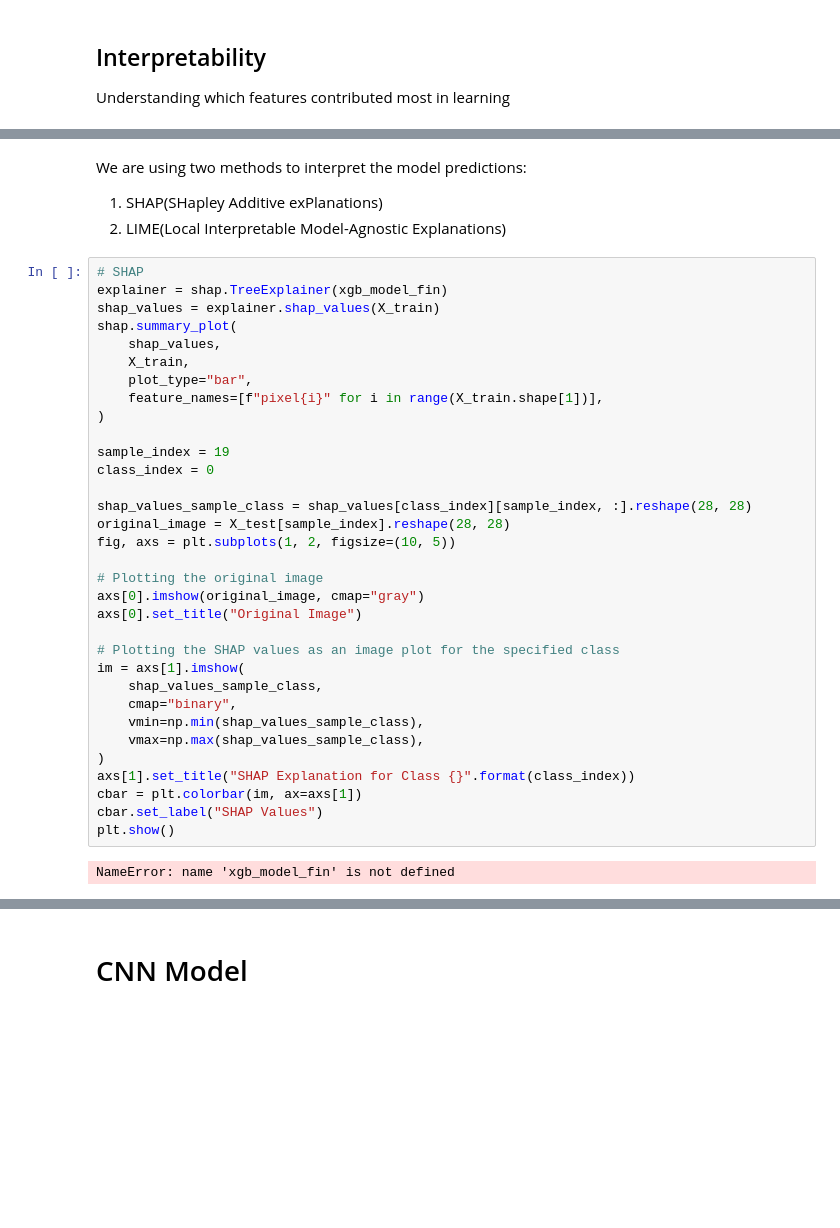
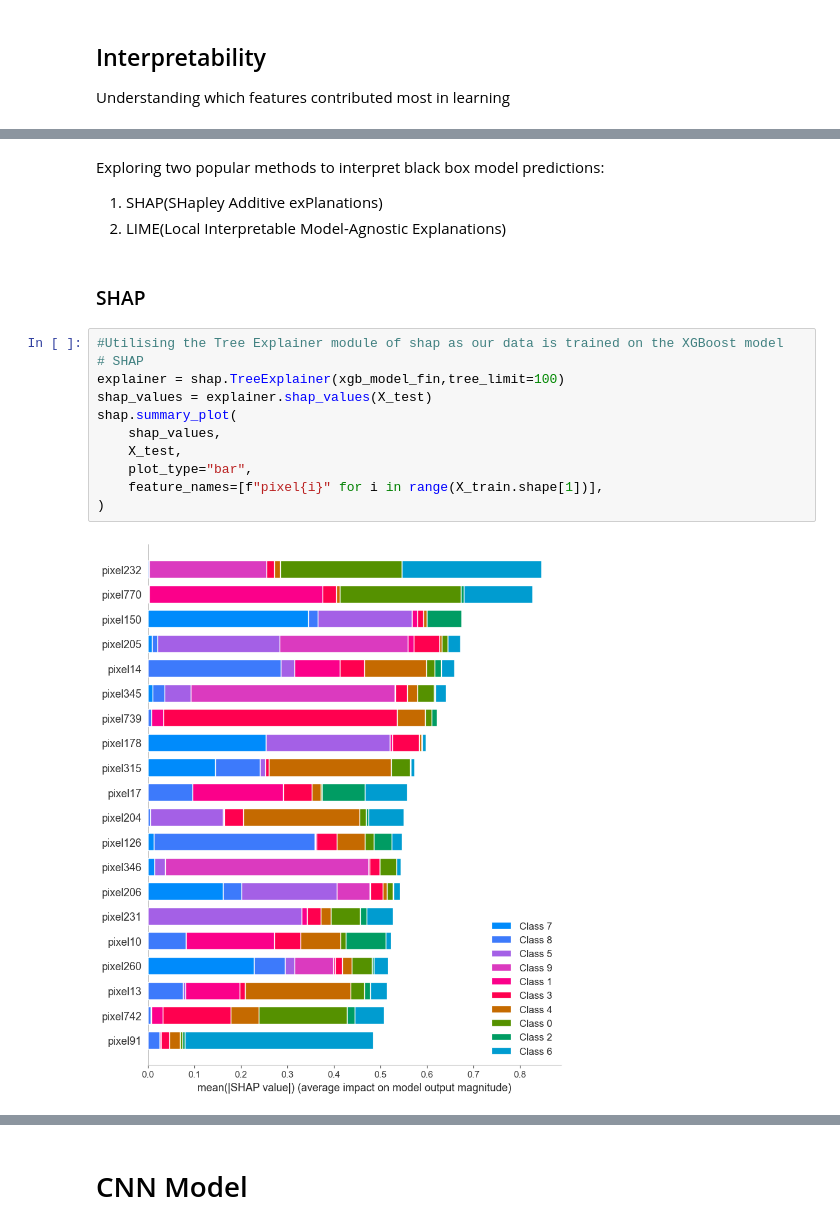
Before and after one commit to ParimiHarsha/FashionMNIST-Classification, a Jupyter notebook: FashionMNIST_classification.ipynb, the cells around one changed output, grey strips where cells are left out. Cells and saved outputs as stored; diff of their text form; blank space fills up the shorter version.

```diff
--- a/FashionMNIST_classification.ipynb
+++ b/FashionMNIST_classification.ipynb
@@ -346,39 +492,19 @@ plt.title("XGBoost feature importances")
 # %% [markdown]
-We are using two methods to interpret the model predictions:
+Exploring two popular methods to interpret black box model predictions:
 1. SHAP(SHapley Additive exPlanations)
 2. LIME(Local Interpretable Model-Agnostic Explanations)
-# %%
-# SHAP
-explainer = shap.TreeExplainer(xgb_model_fin)
-shap_values = explainer.shap_values(X_train)
-shap.summary_plot(
-    shap_values,
-    X_train,
-    plot_type="bar",
-    feature_names=[f"pixel{i}" for i in range(X_train.shape[1])],
-)
-
-sample_index = 19
-class_index = 0
-
-shap_values_sample_class = shap_values[class_index][sample_index, :].reshape(28, 28)
-original_image = X_test[sample_index].reshape(28, 28)
-fig, axs = plt.subplots(1, 2, figsize=(10, 5))
-
-# Plotting the original image
-axs[0].imshow(original_image, cmap="gray")
-axs[0].set_title("Original Image")
-
-# Plotting the SHAP values as an image plot for the specified class
-im = axs[1].imshow(
-    shap_values_sample_class,
-    cmap="binary",
-    vmin=np.min(shap_values_sample_class),
-    vmax=np.max(shap_values_sample_class),
-)
-axs[1].set_title("SHAP Explanation for Class {}".format(class_index))
-cbar = plt.colorbar(im, ax=axs[1])
-cbar.set_label("SHAP Values")
-plt.show()
-# %% [output]
-NameError: name 'xgb_model_fin' is not defined
+# %% [markdown]
+### SHAP
+# %%
+#Utilising the Tree Explainer module of shap as our data is trained on the XGBoost model
+# SHAP
+explainer = shap.TreeExplainer(xgb_model_fin,tree_limit=100)
+shap_values = explainer.shap_values(X_test)
+shap.summary_plot(
+    shap_values,
+    X_test,
+    plot_type="bar",
+    feature_names=[f"pixel{i}" for i in range(X_train.shape[1])],
+)
+# %% [output]
+[figure, added]
```
Also changed, not shown: parts of 45 cells of this notebook.
